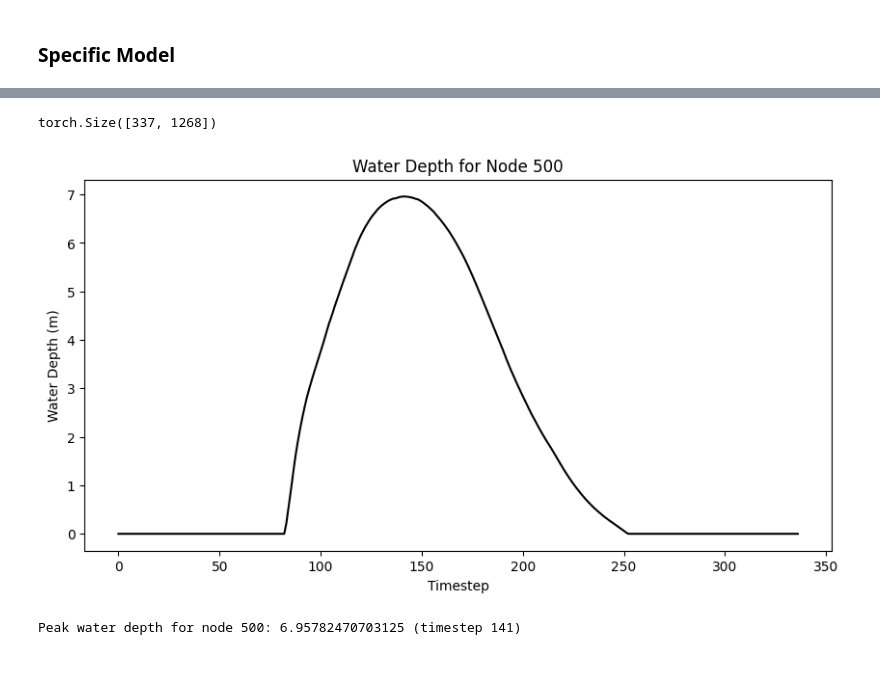
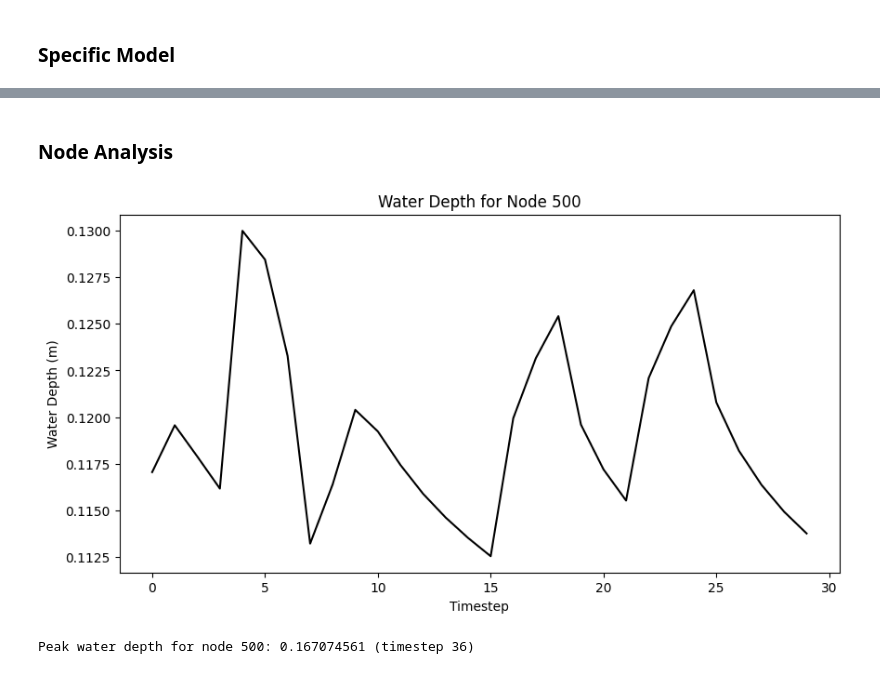
Before and after one commit to acostacos/gnn_flood_modeling, a Jupyter notebook: view_metrics.ipynb, the cells around one changed output, grey strips where cells are left out. Saved outputs shown, nothing was run; the diff lists cells and outputs as text; code cells hidden in the pictures.

```diff
--- a/view_metrics.ipynb
+++ b/view_metrics.ipynb
@@ -60 +76,23 @@ plot(nse_flooded, xlabel='Timestep', ylabel='NSE', title='NSE for Flooded Areas
+# %%
+def get_hecras_water_depth(hecras_path: str, node_shp_path: str):
+    water_level = torch.from_numpy(get_water_level(hecras_path))
+    cell_elevation = torch.from_numpy(get_cell_elevation(node_shp_path))
+    water_depth = torch.clip(water_level - cell_elevation, min=0)
+    return water_depth
+
+def get_hydrographnet_water_depth(interval: int = 1, skip: int = 72, num_nodes: int = 4787):
+    water_depth_path = "C:\\Users\\Carlo\\Documents\\School\\Masters\\NUS\\Dissertation\\HydroGraphNet\\outputs_phy\\data\\M80_WD_H401.txt"
+    water_depth = np.loadtxt(water_depth_path, delimiter='\t')[skip::interval, :num_nodes]
+    return torch.from_numpy(water_depth)
+
+def get_hecras_gpd_node_df(node_shp_path: str):
+    node_df = gpd.read_file(node_shp_path)
+    return node_df
+
+def get_hydrographnet_gpd_node_df():
+    xy_coords_path  = "C:\\Users\\Carlo\\Documents\\School\\Masters\\NUS\\Dissertation\\HydroGraphNet\\outputs_phy\\data\\M80_XY.txt"
+    xy_coords = np.loadtxt(xy_coords_path, delimiter='\t')
+    geometry = gpd.points_from_xy(xy_coords[:, 0], xy_coords[:, 1])
+    node_df = gpd.GeoDataFrame(geometry=geometry, crs='EPSG:4326')
+    return node_df
 # %%
@@ -130,39 +191,27 @@ plot_metric_for_all_models(metric_paths, 'csi')
-# %%
-import torch
-from data.hecras_data_retrieval import get_water_level
-from data.shp_data_retrieval import get_cell_elevation
-
-# hecras_path = 'data/datasets/lr/lrp01/raw/M01.p01.hdf'
-# node_shp_path = 'data/datasets/lr/lrp01/raw/cell_centers.shp'
-hecras_path = 'data/datasets/init/initp01/raw/Model_01.p01.hdf'
-node_shp_path = 'data/datasets/init/initp01/raw/cell_centers.shp'
-
-water_level = torch.from_numpy(get_water_level(hecras_path))
-cell_elevation = torch.from_numpy(get_cell_elevation(node_shp_path))
-water_depth = torch.clip(water_level - cell_elevation, min=0)
-
-print(water_depth.shape)
-# %% [output]
-torch.Size([337, 1268])
+# %% [markdown]
+### Node Analysis
 # %%
 NODE_IDX = 500
 # NODE_IDX = 3536 # Upstream node index
 # NODE_IDX = 10593 # Midstream node index
 # NODE_IDX = 17686 # Downstream node index
 
-def plot_water_depth_for_node(node_idx: int, water_depth: torch.Tensor):
+def plot_water_depth_for_node(node_idx: int, water_depth: torch.Tensor, num_timesteps: int = None):
+    if num_timesteps is None:
+        num_timesteps = water_depth.shape[0]
+
     plt.figure(figsize=(10, 5))
     plt.title(f'Water Depth for Node {node_idx}')
     plt.xlabel('Timestep')
     plt.ylabel('Water Depth (m)')
-    plt.plot(water_depth[:, node_idx].numpy(), color='black')
+    plt.plot(water_depth[:num_timesteps, node_idx].numpy(), color='black')
     plt.show()
 
-plot_water_depth_for_node(NODE_IDX, water_depth)
+plot_water_depth_for_node(NODE_IDX, water_depth, num_timesteps=30)
 peak_wd = water_depth[:, NODE_IDX].max()
 peak_wd_timestep = water_depth[:, NODE_IDX].argmax()
 print(f"Peak water depth for node {NODE_IDX}: {peak_wd} (timestep {peak_wd_timestep})")
 # %% [output]
-[figure, old version]
+[figure, new version]
-Peak water depth for node 500: 6.95782470703125 (timestep 141)
+Peak water depth for node 500: 0.167074561 (timestep 36)
 # %%
```
Also changed, not shown: parts of 13 cells of this notebook, 1 other file.
